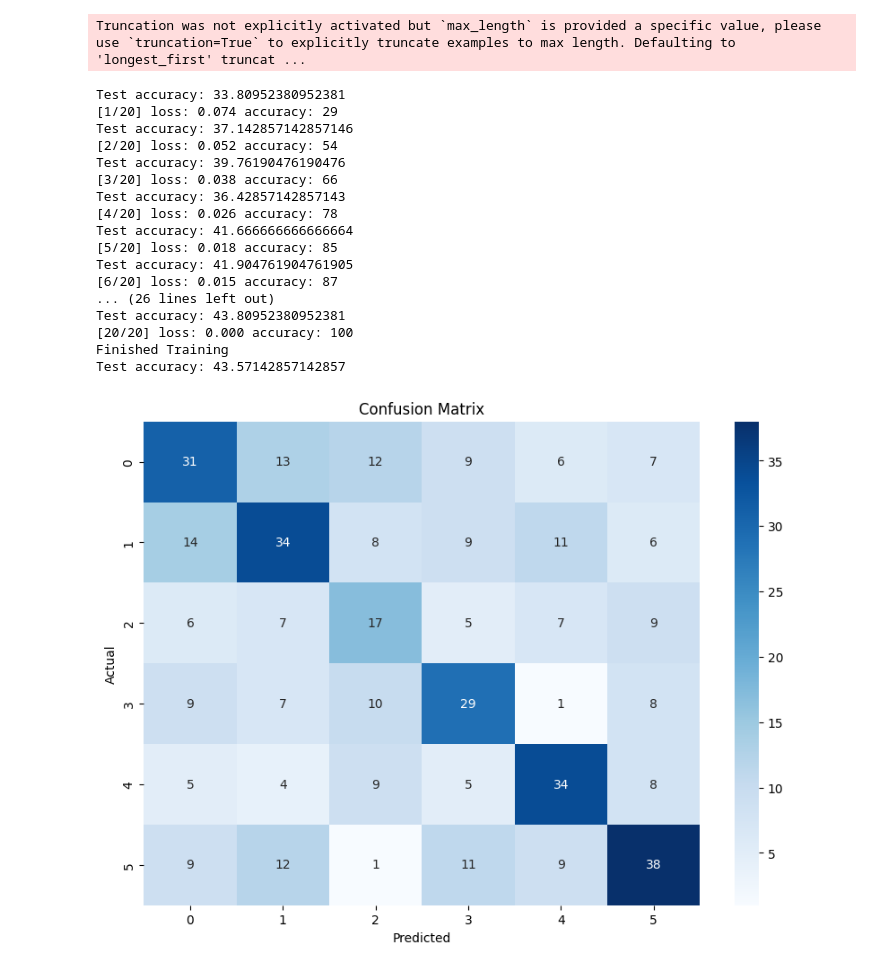
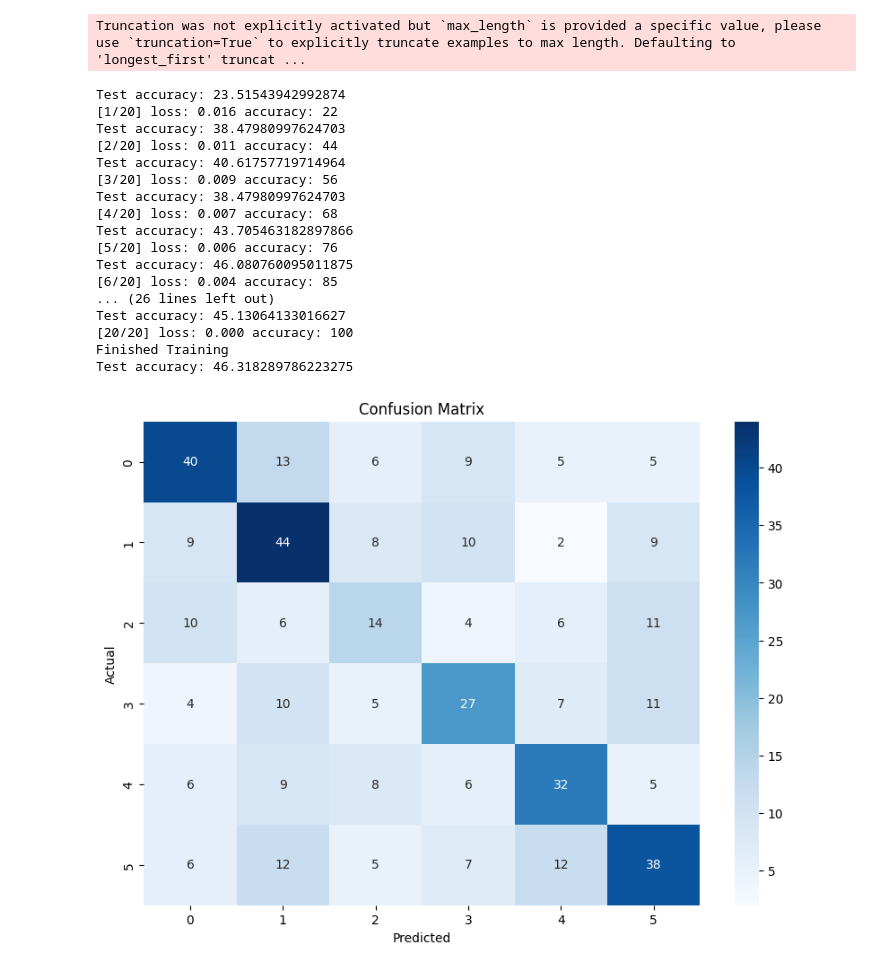
Before and after one commit to Kkwarc/NLP, a Jupyter notebook: newRNNnCNN.ipynb, the cells around one changed output. Drawn from its saved outputs; the diff is of its cells as text; code cells hidden in the pictures.

```diff
--- a/newRNNnCNN.ipynb
+++ b/newRNNnCNN.ipynb
@@ -46,18 +46,19 @@ model = robert_model
 # tokenizer = electra_tokenizer
 # model = electra_model
 # %%
-X_train, X_test, y_train, y_test = split_data("data_set.csv", "author", "quote", test_size=0.2, separator="@", mapping=MAPPING, labels_to_delete=["hegel", "plato", "spinoza"])
+X_train, X_test, y_train, y_test = split_data("data_set.csv", "author", "quote", test_size=0.2, separator="@", mapping=MAPPING,
+                                              labels_to_delete=['spinoza', "hegel", "plato"])
 # %% [output]
 ['aristotle' 'freud' 'hegel' 'kant' 'nietzsche' 'plato' 'sartre'
  'schopenhauer' 'spinoza']
 # %%
-train_dataloader, shape = get_data_tokenizer_MLP(batch=20, words=X_train, labels=y_train, device=device, tokenizer=tokenizer, model=model)
-test_dataloader, shape = get_data_tokenizer_MLP(batch=20, words=X_test, labels=y_test, device=device, tokenizer=tokenizer, model=model)
+train_dataloader, shape = get_data_tokenizer_MLP(batch=20*5, words=X_train, labels=y_train, device=device, tokenizer=tokenizer, model=model)
+test_dataloader, shape = get_data_tokenizer_MLP(batch=1, words=X_test, labels=y_test, device=device, tokenizer=tokenizer, model=model)
 # %% [output]
 Truncation was not explicitly activated but `max_length` is provided a specific value, please use `truncation=True` to explicitly truncate examples to max length. Defaulting to 'longest_first' truncat ...
 # %%
 network = MLP(shape*125, 125*2, 125, 9).to(device)
-criterion = nn.CrossEntropyLoss()
+criterion = nn.CrossEntropyLoss(weight=torch.tensor([1,1,2,3,1.33,1.33,5,1,2.5],dtype=torch.double).to(device))  # weight=torch.tensor([1,1,2,3,1.33,1.33,5,1,2.5],dtype=torch.double).to(device)
 optimizer = optim.Adam(network.parameters())
 # %%
 max_epoch = 20
@@ -102,6 +103,7 @@ for epoch in range(max_epoch):
         _, val_predicted = torch.max(val_outputs.data, 1)
         val_correct += (val_predicted == val_labels).sum().item()
     if 100 * val_correct / val_total > best_accuracy:
+        best_accuracy = 100 * val_correct / val_total
         best_network = copy.deepcopy(network)
     print(f"Test accuracy: {100 * val_correct / val_total}")
 
@@ -118,45 +120,45 @@ all_labels = []
 all_predictions = []
 for i, data in enumerate(test_dataloader, 0):
     inputs, labels = data
     inputs, labels = inputs.to(device), labels.to(device)
 
     inputs = torch.flatten(inputs.double(), 1)
     outputs = best_network(inputs)
 
 
     total += labels.size(0)
     _, predicted = torch.max(outputs.data, 1)
     correct += (predicted == labels).sum().item()
 
     all_labels.extend(labels.cpu().numpy())
     all_predictions.extend(predicted.cpu().numpy())
 
 print(f"Test accuracy: {100 * correct / total}")
 
 cm = confusion_matrix(all_labels, all_predictions)
 
 plt.figure(figsize=(10,7))
 sns.heatmap(cm, annot=True, fmt='d', cmap='Blues')
 plt.xlabel('Predicted')
 plt.ylabel('Actual')
 plt.title('Confusion Matrix')
 plt.show()
 # %% [output]
-Test accuracy: 33.80952380952381
-[1/20] loss: 0.074 accuracy: 29
-Test accuracy: 37.142857142857146
-[2/20] loss: 0.052 accuracy: 54
-Test accuracy: 39.76190476190476
-[3/20] loss: 0.038 accuracy: 66
-Test accuracy: 36.42857142857143
-[4/20] loss: 0.026 accuracy: 78
-Test accuracy: 41.666666666666664
-[5/20] loss: 0.018 accuracy: 85
-Test accuracy: 41.904761904761905
-[6/20] loss: 0.015 accuracy: 87
+Test accuracy: 23.51543942992874
+[1/20] loss: 0.016 accuracy: 22
+Test accuracy: 38.47980997624703
+[2/20] loss: 0.011 accuracy: 44
+Test accuracy: 40.61757719714964
+[3/20] loss: 0.009 accuracy: 56
+Test accuracy: 38.47980997624703
+[4/20] loss: 0.007 accuracy: 68
+Test accuracy: 43.705463182897866
+[5/20] loss: 0.006 accuracy: 76
+Test accuracy: 46.080760095011875
+[6/20] loss: 0.004 accuracy: 85
 ... (26 lines left out)
-Test accuracy: 43.80952380952381
+Test accuracy: 45.13064133016627
 [20/20] loss: 0.000 accuracy: 100
 Finished Training
-Test accuracy: 43.57142857142857
+Test accuracy: 46.318289786223275
-[figure, old version]
+[figure, new version]
```
Also changed, not shown: 5 other files.
